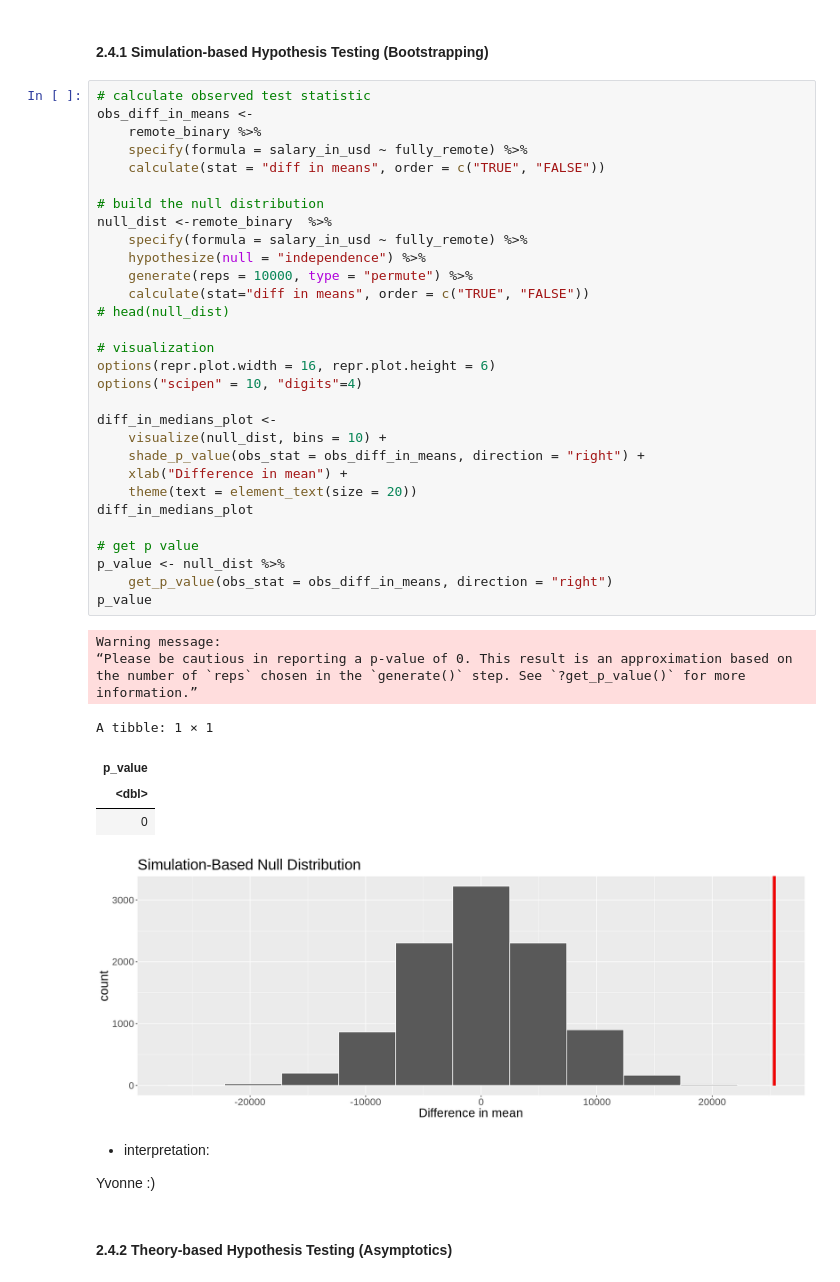
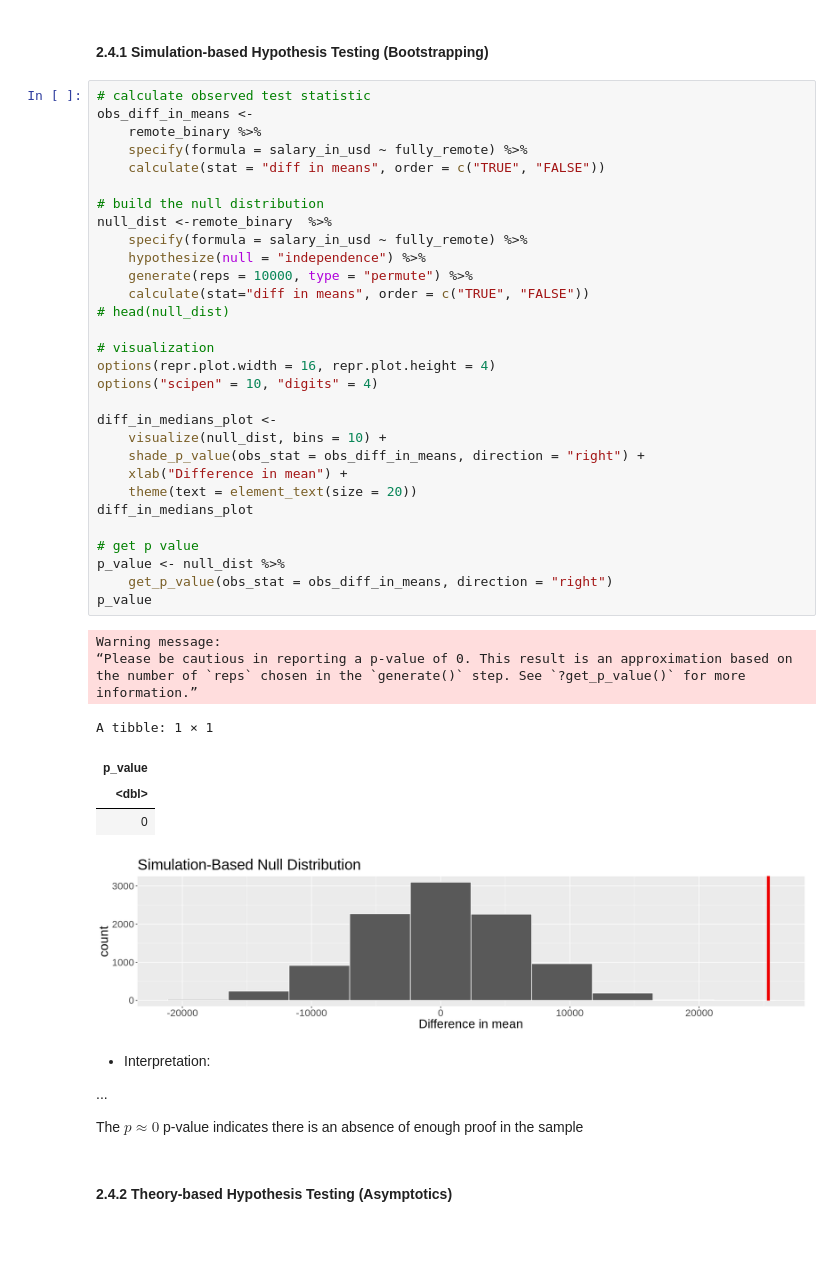
Before and after one commit to ludioludius/STAT201-Project, a Jupyter notebook: Final_Report_Draft.ipynb, the cells around one changed output. Cells and saved outputs as stored; diff of their text form; blank space fills up the shorter version.

Commit message:
Almost there

```diff
--- a/Final_Report_Draft.ipynb
+++ b/Final_Report_Draft.ipynb
@@ -513,41 +527,44 @@ obs_diff_in_means <-
     calculate(stat = "diff in means", order = c("TRUE", "FALSE"))
 
 # build the null distribution
 null_dist <-remote_binary  %>%
     specify(formula = salary_in_usd ~ fully_remote) %>%
     hypothesize(null = "independence") %>%
     generate(reps = 10000, type = "permute") %>%
     calculate(stat="diff in means", order = c("TRUE", "FALSE"))
 # head(null_dist)
 
 # visualization
-options(repr.plot.width = 16, repr.plot.height = 6)
-options("scipen" = 10, "digits"=4)
+options(repr.plot.width = 16, repr.plot.height = 4)
+options("scipen" = 10, "digits" = 4)
 
 diff_in_medians_plot <-
     visualize(null_dist, bins = 10) +
     shade_p_value(obs_stat = obs_diff_in_means, direction = "right") +
     xlab("Difference in mean") +
     theme(text = element_text(size = 20))
 diff_in_medians_plot
 
 # get p value
 p_value <- null_dist %>%
     get_p_value(obs_stat = obs_diff_in_means, direction = "right")
 p_value
 # %% [output]
 Warning message:
 “Please be cautious in reporting a p-value of 0. This result is an approximation based on the number of `reps` chosen in the `generate()` step. See `?get_p_value()` for more information.”
 A tibble: 1 × 1
 | p_value |
 | <dbl> |
 | 0 |
-[figure, old version]
+[figure, new version]
 # %% [markdown]
-- interpretation:
+- Interpretation:
+
+...
 
 
-Yvonne :)
+
+The $p ≈ 0$ p-value indicates there is an absence of enough proof in the sample
 # %% [markdown]
 #### 2.4.2 Theory-based Hypothesis Testing (Asymptotics)
 # %%
```
Also changed, not shown: parts of 23 cells of this notebook.
